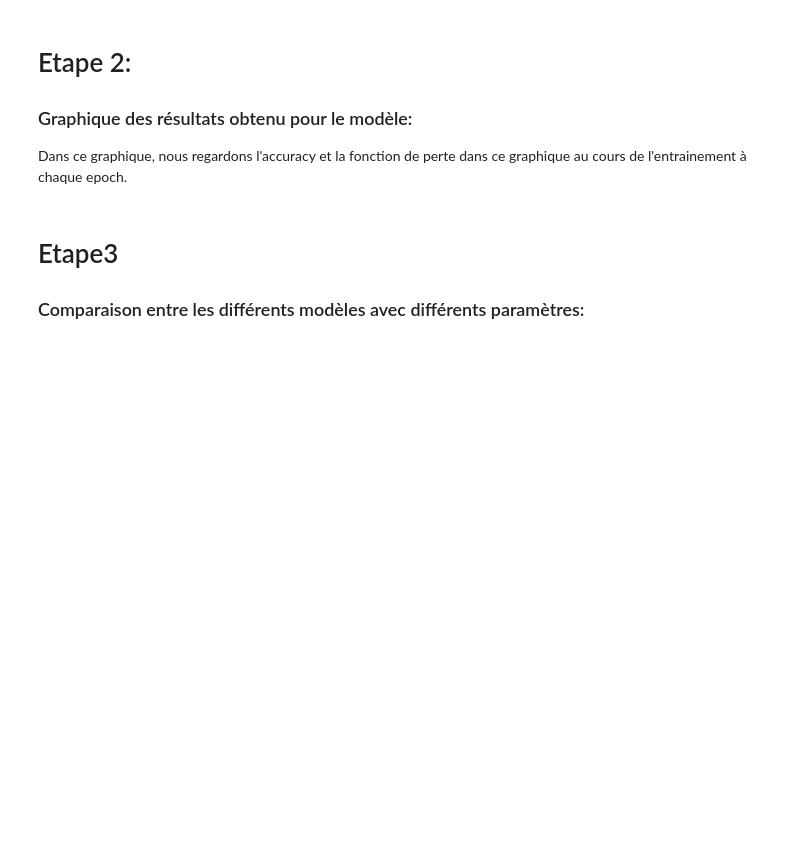
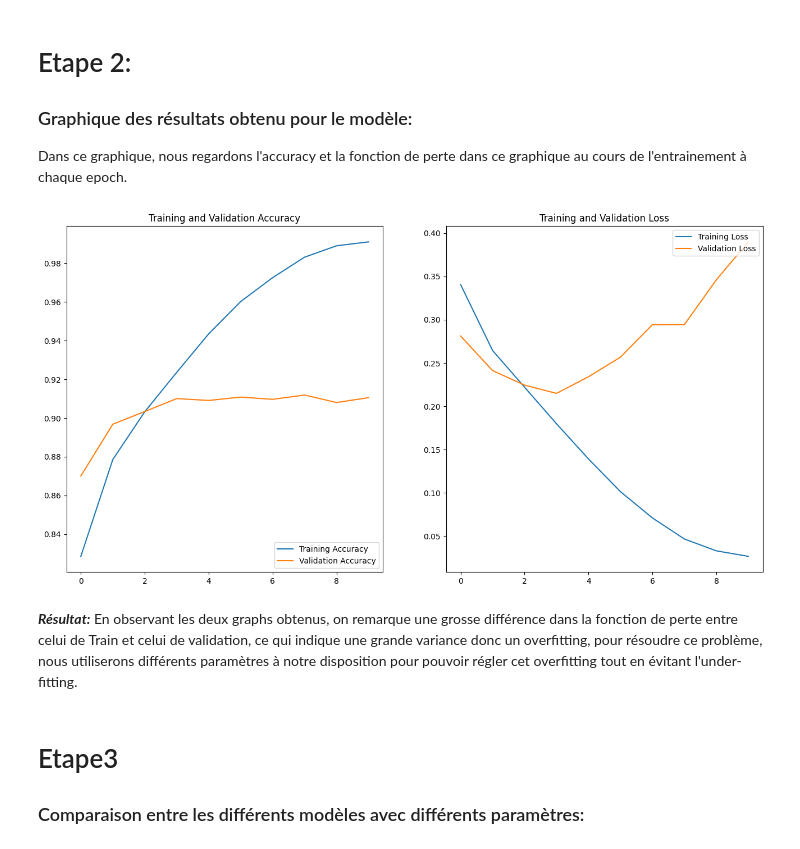
Before and after one commit to Byrong8at/Cnn-and-RNN, a Jupyter notebook: livrable1.ipynb, the cells around one changed output. Cells and saved outputs as stored; diff of their text form; code cells hidden in the pictures; blank space fills up the shorter version.

Commit message:
Add copy file and first model

```diff
--- a/livrable1.ipynb
+++ b/livrable1.ipynb
@@ -39,0 +54,10 @@ Détail du ***Livrable 1:***
+# %%
+Epoch=10
+lambda_l2=0.001
+learning_rate=0.01
+BATCH_SIZE=32
+Dropout:0.1
+Patience=5
+train_split=0.75
+test_split=0.25
+img_size=64
@@ -39,0 +208,6 @@ Détail du ***Livrable 1:***
+# %%
+model.compile(optimizer ="adam",  #A COMPLETER
+              loss =  "binary_crossentropy",
+              metrics=['accuracy'])
+
+model.summary()
@@ -39,0 +239,2 @@ Détail du ***Livrable 1:***
+# %%
+history = model.fit(train_set, epochs=Epoch, validation_data=test_set)
@@ -41,6 +263,32 @@ Détail du ***Livrable 1:***
 # Etape 2:
 ### Graphique des résultats obtenu pour le modèle:
 Dans ce graphique, nous regardons l'accuracy et la fonction de perte dans ce graphique au cours de l'entrainement à chaque epoch.
+# %%
+acc = history.history['accuracy']
+val_acc = history.history['val_accuracy']
+
+loss = history.history['loss']
+val_loss = history.history['val_loss']
+
+epochs_range = range(Epoch)
+
+plt.figure(figsize=(16, 8))
+plt.subplot(1, 2, 1)
+plt.plot(epochs_range, acc, label='Training Accuracy')
+plt.plot(epochs_range, val_acc, label='Validation Accuracy')
+plt.legend(loc='lower right')
+plt.title('Training and Validation Accuracy')
+
+plt.subplot(1, 2, 2)
+plt.plot(epochs_range, loss, label='Training Loss')
+plt.plot(epochs_range, val_loss, label='Validation Loss')
+plt.legend(loc='upper right')
+plt.title('Training and Validation Loss')
+plt.show()
+# %% [output]
+[figure, added]
+# %% [markdown]
+***Résultat:*** En observant les deux graphs obtenus, on remarque une grosse différence dans la fonction de perte entre celui de Train et celui de validation, ce qui indique une grande variance donc un overfitting, pour résoudre ce problème, nous utiliserons différents paramètres à notre disposition pour pouvoir régler cet overfitting tout en évitant l'under-fitting.
 # %% [markdown]
 # Etape3
 ### Comparaison entre les différents modèles avec différents paramètres:
```
Also changed, not shown: parts of 13 cells of this notebook, 1 other file.
